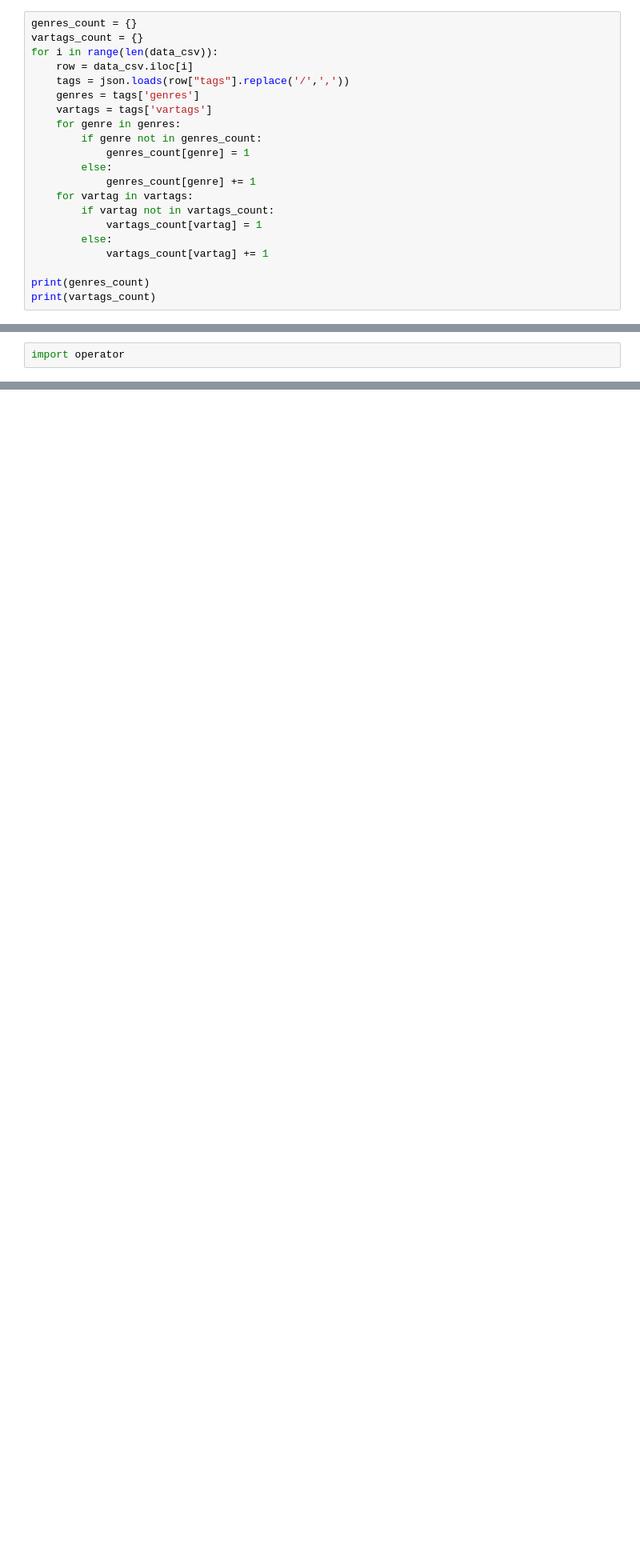
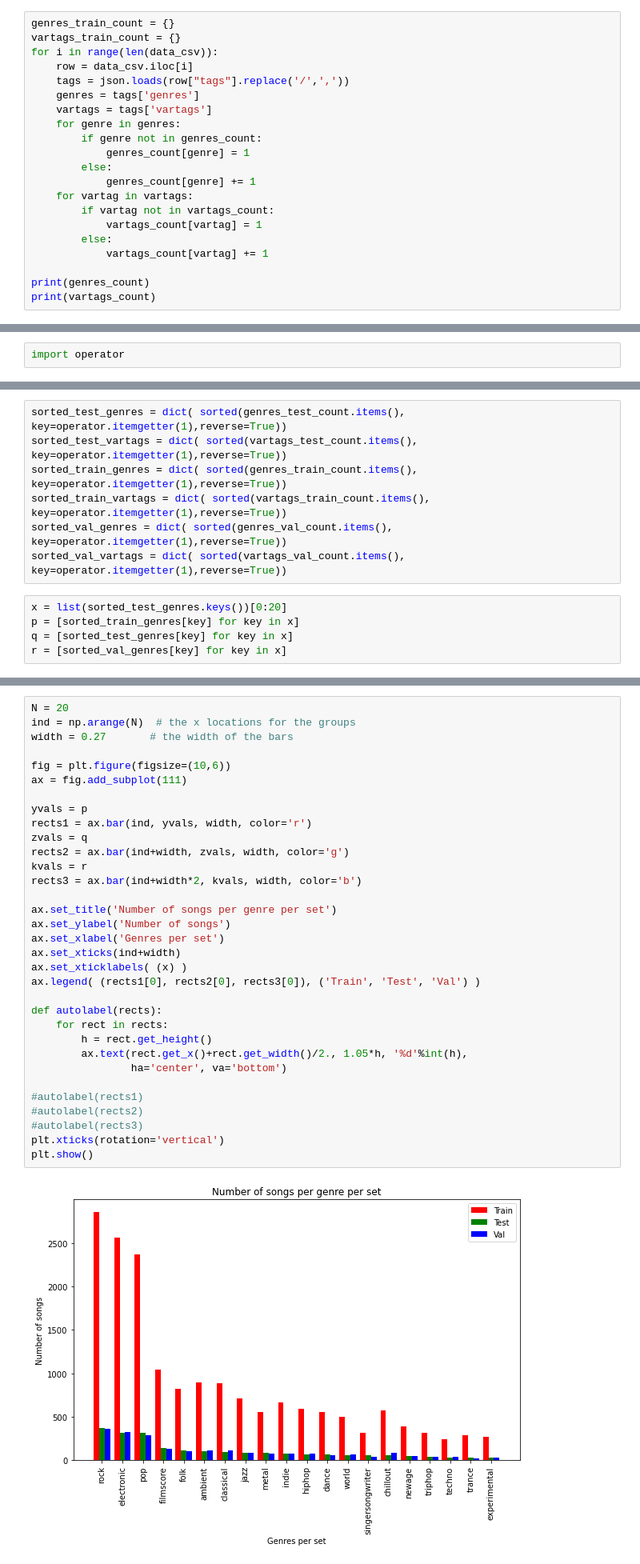
Before and after one commit to nschmidtg/Podcastmix, a Jupyter notebook: PodcastMix_audio_features.ipynb, the cells around one changed output, grey strips where cells are left out. Shown at 80% size. Saved outputs shown, nothing was run; the diff lists cells and outputs as text; blank space fills up the shorter version.

```diff
--- a/PodcastMix_audio_features.ipynb
+++ b/PodcastMix_audio_features.ipynb
@@ -148,6 +276,6 @@ import json
 # %%
-genres_count = {}
-vartags_count = {}
+genres_train_count = {}
+vartags_train_count = {}
 for i in range(len(data_csv)):
     row = data_csv.iloc[i]
     tags = json.loads(row["tags"].replace('/',','))
@@ -184,0 +302,12 @@ plt.xticks(rotation='vertical')
+# %%
+sorted_test_genres = dict( sorted(genres_test_count.items(), key=operator.itemgetter(1),reverse=True))
+sorted_test_vartags = dict( sorted(vartags_test_count.items(), key=operator.itemgetter(1),reverse=True))
+sorted_train_genres = dict( sorted(genres_train_count.items(), key=operator.itemgetter(1),reverse=True))
+sorted_train_vartags = dict( sorted(vartags_train_count.items(), key=operator.itemgetter(1),reverse=True))
+sorted_val_genres = dict( sorted(genres_val_count.items(), key=operator.itemgetter(1),reverse=True))
+sorted_val_vartags = dict( sorted(vartags_val_count.items(), key=operator.itemgetter(1),reverse=True))
+# %%
+x = list(sorted_test_genres.keys())[0:20]
+p = [sorted_train_genres[key] for key in x]
+q = [sorted_test_genres[key] for key in x]
+r = [sorted_val_genres[key] for key in x]
@@ -184,0 +337,35 @@ plt.xticks(rotation='vertical')
+# %%
+N = 20
+ind = np.arange(N)  # the x locations for the groups
+width = 0.27       # the width of the bars
+
+fig = plt.figure(figsize=(10,6))
+ax = fig.add_subplot(111)
+
+yvals = p
+rects1 = ax.bar(ind, yvals, width, color='r')
+zvals = q
+rects2 = ax.bar(ind+width, zvals, width, color='g')
+kvals = r
+rects3 = ax.bar(ind+width*2, kvals, width, color='b')
+
+ax.set_title('Number of songs per genre per set')
+ax.set_ylabel('Number of songs')
+ax.set_xlabel('Genres per set')
+ax.set_xticks(ind+width)
+ax.set_xticklabels( (x) )
+ax.legend( (rects1[0], rects2[0], rects3[0]), ('Train', 'Test', 'Val') )
+
+def autolabel(rects):
+    for rect in rects:
+        h = rect.get_height()
+        ax.text(rect.get_x()+rect.get_width()/2., 1.05*h, '%d'%int(h),
+                ha='center', va='bottom')
+
+#autolabel(rects1)
+#autolabel(rects2)
+#autolabel(rects3)
+plt.xticks(rotation='vertical')
+plt.show()
+# %% [output]
+[figure, added]
```
Also changed, not shown: parts of 20 cells of this notebook.
